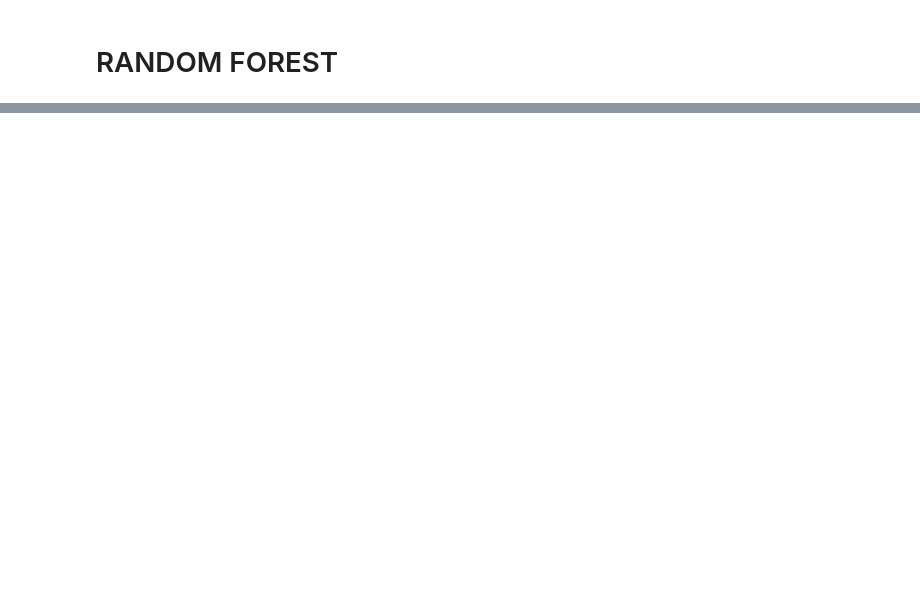
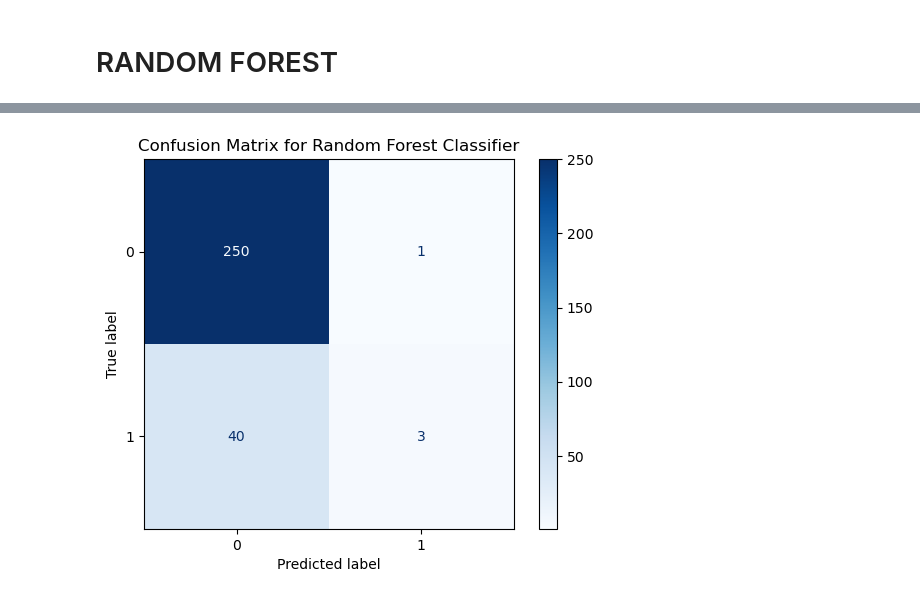
Before and after one commit to TRossen89/BI_MP_Assignments, a Jupyter notebook: MP4_Machine_learning_for_analysis_and_prediction_of_attrition.ipynb, the cells around one changed output, grey strips where cells are left out. Cells and saved outputs as stored; diff of their text form; code cells hidden in the pictures; blank space fills up the shorter version.

```diff
--- a/MP4_Machine_learning_for_analysis_and_prediction_of_attrition.ipynb
+++ b/MP4_Machine_learning_for_analysis_and_prediction_of_attrition.ipynb
@@ -473,0 +565,10 @@ Accuracy is  0.8231292517006803
+# %%
+conf_matrix = confusion_matrix(y_test, random_forest_y_pred)
+
+# Display confusion matrix
+disp = ConfusionMatrixDisplay(confusion_matrix=conf_matrix, display_labels=classifier4.classes_)
+disp.plot(cmap=plt.cm.Blues)
+plt.title("Confusion Matrix for Random Forest Classifier")
+plt.show()
+# %% [output]
+[figure, added]
```
Also changed, not shown: parts of 46 cells of this notebook.
